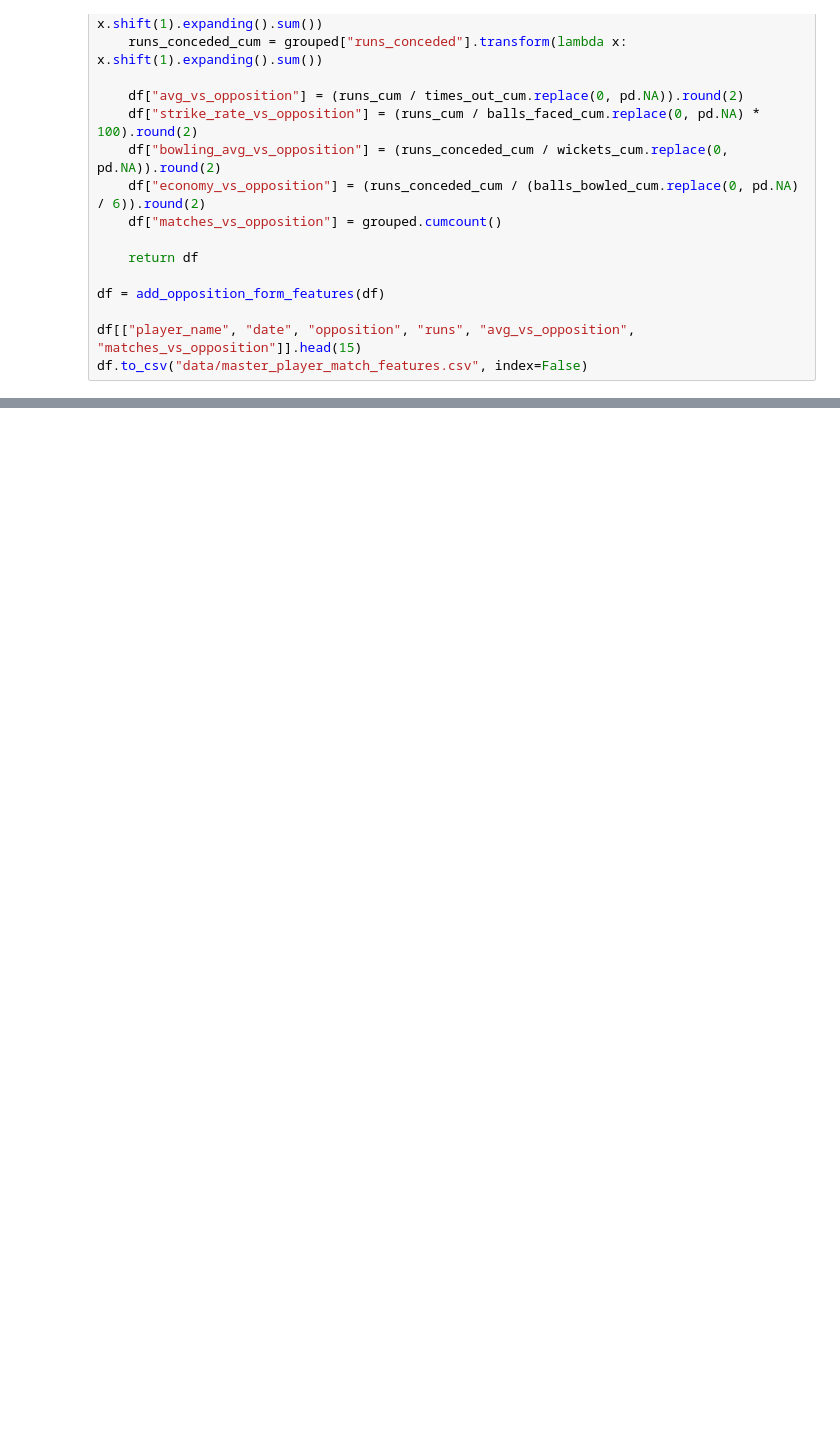
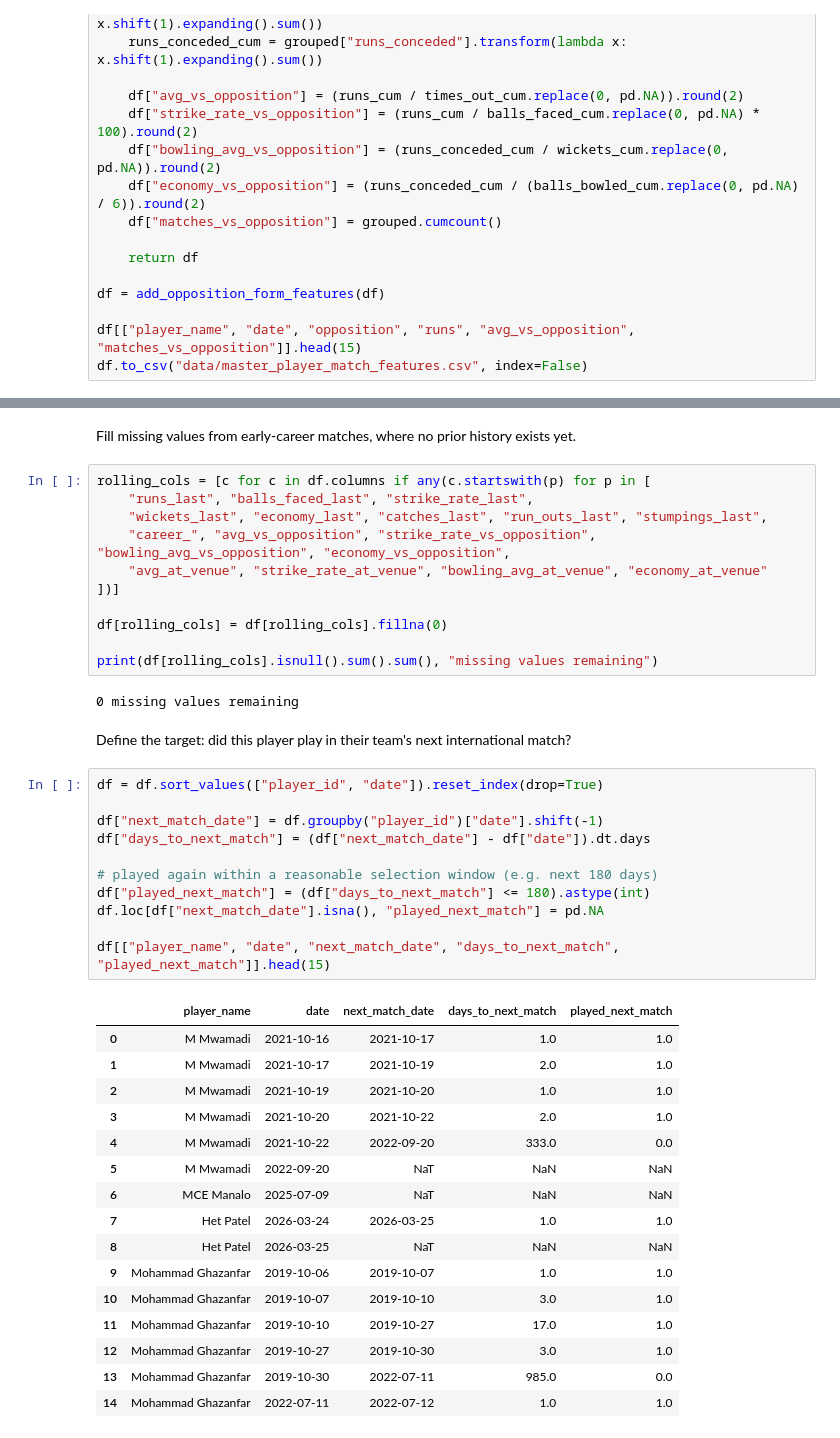
Before and after one commit to abdullahminhas/cric-squad-selector, a Jupyter notebook: cric_squad_selector_data.ipynb, the cells around one changed output, grey strips where cells are left out. Saved outputs shown, nothing was run; the diff lists cells and outputs as text; blank space fills up the shorter version.

```diff
--- a/cric_squad_selector_data.ipynb
+++ b/cric_squad_selector_data.ipynb
@@ -530,0 +571,45 @@ df.to_csv("data/master_player_match_features.csv", index=False)
+# %% [markdown]
+Fill missing values from early-career matches, where no prior history exists yet.
+# %%
+rolling_cols = [c for c in df.columns if any(c.startswith(p) for p in [
+    "runs_last", "balls_faced_last", "strike_rate_last",
+    "wickets_last", "economy_last", "catches_last", "run_outs_last", "stumpings_last",
+    "career_", "avg_vs_opposition", "strike_rate_vs_opposition", "bowling_avg_vs_opposition", "economy_vs_opposition",
+    "avg_at_venue", "strike_rate_at_venue", "bowling_avg_at_venue", "economy_at_venue"
+])]
+
+df[rolling_cols] = df[rolling_cols].fillna(0)
+
+print(df[rolling_cols].isnull().sum().sum(), "missing values remaining")
+# %% [output]
+0 missing values remaining
+# %% [markdown]
+Define the target: did this player play in their team's next international match?
+# %%
+df = df.sort_values(["player_id", "date"]).reset_index(drop=True)
+
+df["next_match_date"] = df.groupby("player_id")["date"].shift(-1)
+df["days_to_next_match"] = (df["next_match_date"] - df["date"]).dt.days
+
+# played again within a reasonable selection window (e.g. next 180 days)
+df["played_next_match"] = (df["days_to_next_match"] <= 180).astype(int)
+df.loc[df["next_match_date"].isna(), "played_next_match"] = pd.NA
+
+df[["player_name", "date", "next_match_date", "days_to_next_match", "played_next_match"]].head(15)
+# %% [output]
+|  | player_name | date | next_match_date | days_to_next_match | played_next_match |
+| 0 | M Mwamadi | 2021-10-16 | 2021-10-17 | 1.0 | 1.0 |
+| 1 | M Mwamadi | 2021-10-17 | 2021-10-19 | 2.0 | 1.0 |
+| 2 | M Mwamadi | 2021-10-19 | 2021-10-20 | 1.0 | 1.0 |
+| 3 | M Mwamadi | 2021-10-20 | 2021-10-22 | 2.0 | 1.0 |
+| 4 | M Mwamadi | 2021-10-22 | 2022-09-20 | 333.0 | 0.0 |
+| 5 | M Mwamadi | 2022-09-20 | NaT | NaN | NaN |
+| 6 | MCE Manalo | 2025-07-09 | NaT | NaN | NaN |
+| 7 | Het Patel | 2026-03-24 | 2026-03-25 | 1.0 | 1.0 |
+| 8 | Het Patel | 2026-03-25 | NaT | NaN | NaN |
+| 9 | Mohammad Ghazanfar | 2019-10-06 | 2019-10-07 | 1.0 | 1.0 |
+| 10 | Mohammad Ghazanfar | 2019-10-07 | 2019-10-10 | 3.0 | 1.0 |
+| 11 | Mohammad Ghazanfar | 2019-10-10 | 2019-10-27 | 17.0 | 1.0 |
+| 12 | Mohammad Ghazanfar | 2019-10-27 | 2019-10-30 | 3.0 | 1.0 |
+| 13 | Mohammad Ghazanfar | 2019-10-30 | 2022-07-11 | 985.0 | 0.0 |
+| 14 | Mohammad Ghazanfar | 2022-07-11 | 2022-07-12 | 1.0 | 1.0 |
```
Also changed, not shown: parts of 4 cells of this notebook.
